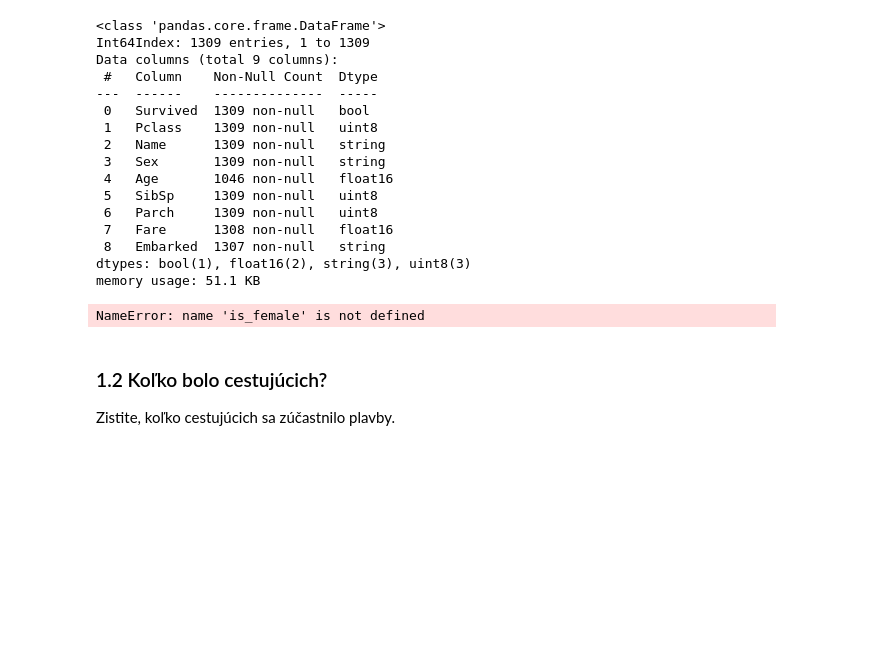
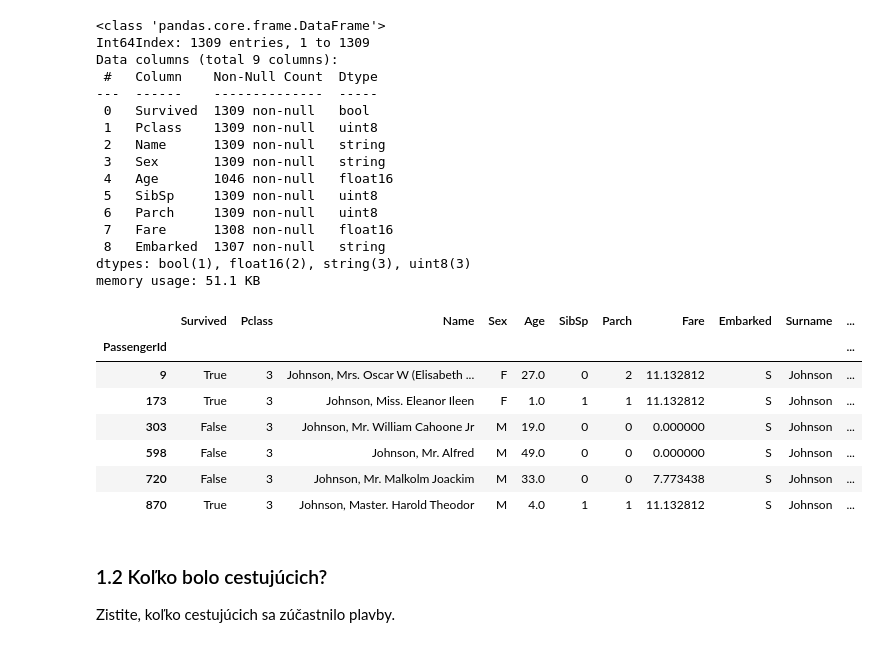
Before and after one commit to bletvaska/pandas-101, a Jupyter notebook: titanic.ipynb, the cells around one changed output. Drawn from its saved outputs; the diff is of its cells as text; code cells hidden in the pictures; blank space fills up the shorter version.

```diff
--- a/titanic.ipynb
+++ b/titanic.ipynb
@@ -369,9 +369,16 @@ def split_name(row: str, *args, **kwargs):
 passengers[['Surname', 'Firstname']] = passengers['Name'].str.split(', ', expand=True)
 # %%
 passengers.loc[passengers['Sex'] == 'F', ['Surname', 'Firstname', 'Name', 'Sex']]
-# passengers.loc[passengers['Surname'] == 'Futrelle']
+passengers.loc[passengers['Surname'] == 'Johnson']
 # %% [output]
-NameError: name 'is_female' is not defined
+|  | Survived | Pclass | Name | Sex | Age | SibSp | Parch | Fare | Embarked | Surname | ... |
+| PassengerId |  |  |  |  |  |  |  |  |  |  | ... |
+| 9 | True | 3 | Johnson, Mrs. Oscar W (Elisabeth ... | F | 27.0 | 0 | 2 | 11.132812 | S | Johnson | ... |
+| 173 | True | 3 | Johnson, Miss. Eleanor Ileen | F | 1.0 | 1 | 1 | 11.132812 | S | Johnson | ... |
+| 303 | False | 3 | Johnson, Mr. William Cahoone Jr | M | 19.0 | 0 | 0 | 0.000000 | S | Johnson | ... |
+| 598 | False | 3 | Johnson, Mr. Alfred | M | 49.0 | 0 | 0 | 0.000000 | S | Johnson | ... |
+| 720 | False | 3 | Johnson, Mr. Malkolm Joackim | M | 33.0 | 0 | 0 | 7.773438 | S | Johnson | ... |
+| 870 | True | 3 | Johnson, Master. Harold Theodor | M | 4.0 | 1 | 1 | 11.132812 | S | Johnson | ... |
 # %% [markdown]
 ### 1.2 Koľko bolo cestujúcich?
 
```
